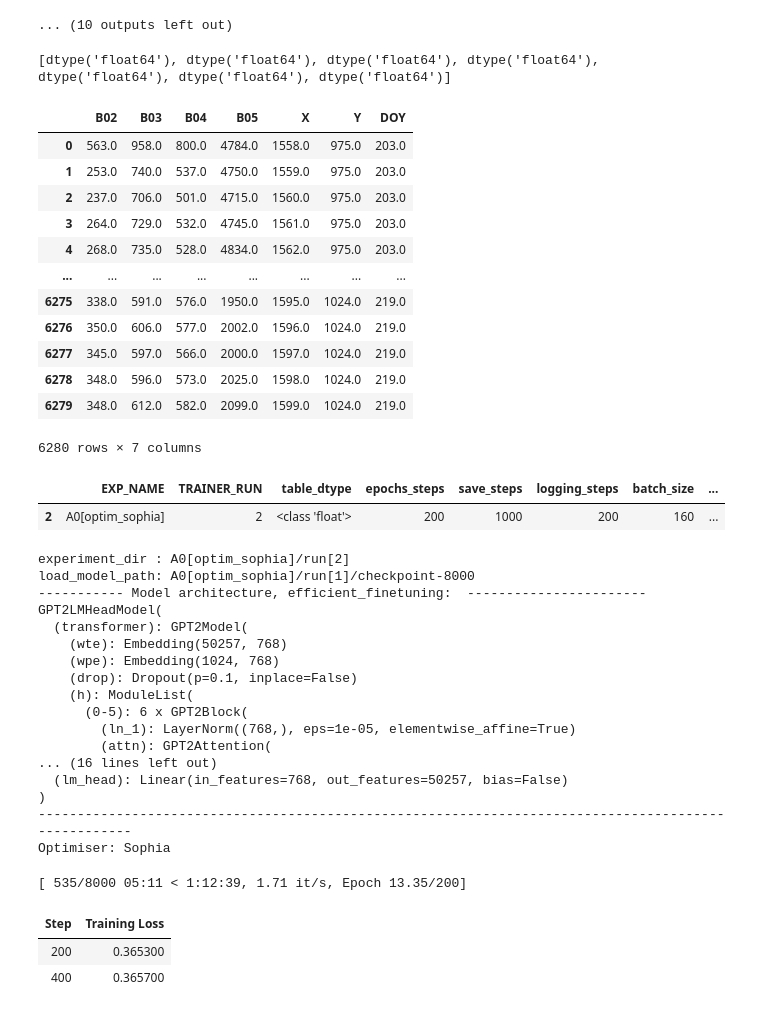
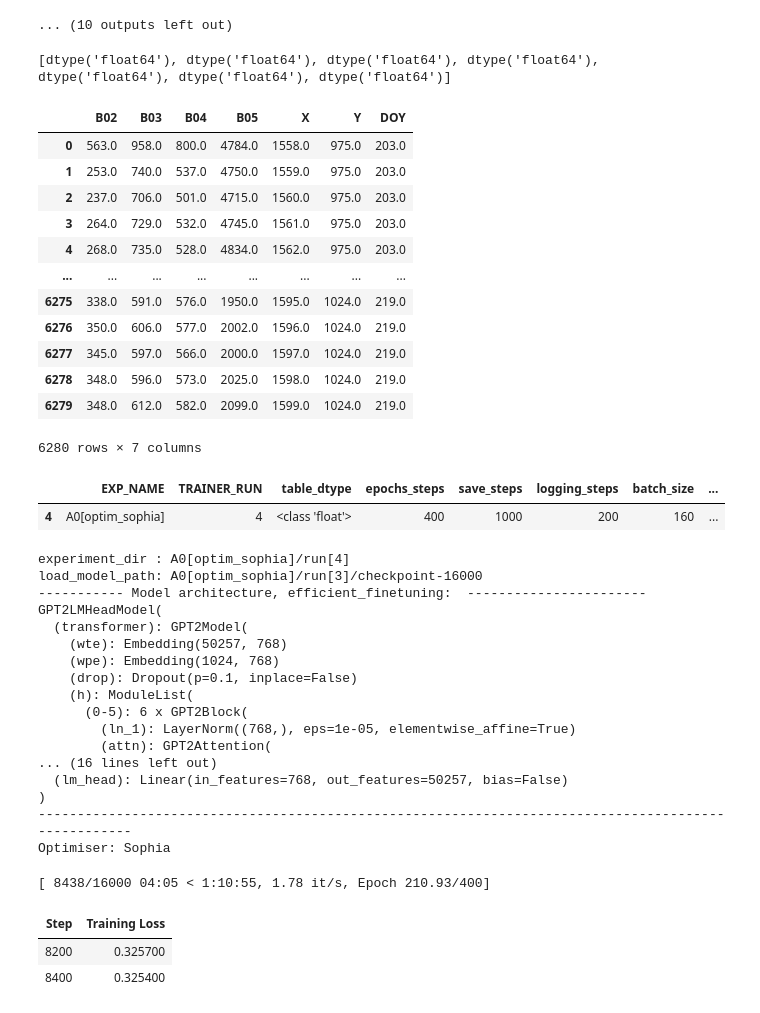
Before and after one commit to koyacolab/aispace, a Jupyter notebook: ai.ipynb, the cells around one changed output. Drawn from its saved outputs; the diff is of its cells as text; code cells hidden in the pictures.

```diff
--- a/ai.ipynb
+++ b/ai.ipynb
@@ -291,7 +291,7 @@ display(data)
 # #######################################
 
 #### FOR V-100 GPU USABILITY################################
-epochs_steps = 200   # 250 #50
+epochs_steps = 400   # 250 #50
 save_steps = 1000   #250 #50 #9380  #2000   # FOR FIT THIS VALUE START TRAIN DATASET, EQUALS FOR STEPS IN FIRST START
 logging_steps = 200 # 250 #25 #9380  #1000
 #### batch_size = 250 for T4
@@ -320,7 +320,7 @@ EXP_NAME = f'A0[optim_{optimizer_fit}]'
 # learning_rate = 5e-5
 # lr_scheduler_type = 'constant' # constant_with_warmup
 
-step_checkpoint = 8000
+step_checkpoint = 16000
 ######### SET TRAINER_RUN ARGUMENTS ##########################
 learning_rate = 0.000025
 lr_scheduler_type = 'cosine_with_restarts'
@@ -334,7 +334,7 @@ lr_scheduler_type = 'constant'
 
 
 experiment_dir = ""
-TRAINER_RUN = 2
+TRAINER_RUN = 4
 
 if TRAINER_RUN == 0:
   load_model_path = 'distilgpt2'
@@ -394,8 +394,8 @@ model = GReaT(llm=load_model_path,
               warmup_ratio=0.05,
               # optim=optimizer,
               fp16 = True,
-              # torch_compile=True,   #### for Ampere
-              # bf16=True,            #### for Ampere
+              # torch_compile=True,   #### uncomment for Ampere
+              # bf16=True,            #### uncomment for Ampere
               )
 
 print(f'----------- Model architecture, efficient_finetuning: {efficient_finetuning} -----------------------')
@@ -403,7 +403,7 @@ print(model.model)
 print(f'----------------------------------------------------------------------------------------------------')
 # fn
 
-model.fit(data=data, optimizer=optimizer_fit)
+model.fit(data=data, optimizer=optimizer_fit, lr_fit=2e-5, resume_from_checkpoint=True)
 # model.fit(data=train_data, test_data=test_data)
 
 TRAINER_DICT.to_csv(f'{experiment_dir}.csv')
@@ -412,39 +412,39 @@ TRAINER_DICT.to_csv(f'{experiment_dir}.csv')
 |  | B02 | B03 | B04 | B05 | X | Y | DOY |
 | 0 | 563.0 | 958.0 | 800.0 | 4784.0 | 1558.0 | 975.0 | 203.0 |
 | 1 | 253.0 | 740.0 | 537.0 | 4750.0 | 1559.0 | 975.0 | 203.0 |
 | 2 | 237.0 | 706.0 | 501.0 | 4715.0 | 1560.0 | 975.0 | 203.0 |
 | 3 | 264.0 | 729.0 | 532.0 | 4745.0 | 1561.0 | 975.0 | 203.0 |
 | 4 | 268.0 | 735.0 | 528.0 | 4834.0 | 1562.0 | 975.0 | 203.0 |
 | ... | ... | ... | ... | ... | ... | ... | ... |
 | 6275 | 338.0 | 591.0 | 576.0 | 1950.0 | 1595.0 | 1024.0 | 219.0 |
 | 6276 | 350.0 | 606.0 | 577.0 | 2002.0 | 1596.0 | 1024.0 | 219.0 |
 | 6277 | 345.0 | 597.0 | 566.0 | 2000.0 | 1597.0 | 1024.0 | 219.0 |
 | 6278 | 348.0 | 596.0 | 573.0 | 2025.0 | 1598.0 | 1024.0 | 219.0 |
 | 6279 | 348.0 | 612.0 | 582.0 | 2099.0 | 1599.0 | 1024.0 | 219.0 |
 6280 rows × 7 columns
 |  | EXP_NAME | TRAINER_RUN | table_dtype | epochs_steps | save_steps | logging_steps | batch_size | ... |
-| 2 | A0[optim_sophia] | 2 | <class 'float'> | 200 | 1000 | 200 | 160 | ... |
+| 4 | A0[optim_sophia] | 4 | <class 'float'> | 400 | 1000 | 200 | 160 | ... |
-experiment_dir : A0[optim_sophia]/run[2]
-load_model_path: A0[optim_sophia]/run[1]/checkpoint-8000
+experiment_dir : A0[optim_sophia]/run[4]
+load_model_path: A0[optim_sophia]/run[3]/checkpoint-16000
 ----------- Model architecture, efficient_finetuning:  -----------------------
 GPT2LMHeadModel(
   (transformer): GPT2Model(
     (wte): Embedding(50257, 768)
     (wpe): Embedding(1024, 768)
     (drop): Dropout(p=0.1, inplace=False)
     (h): ModuleList(
       (0-5): 6 x GPT2Block(
         (ln_1): LayerNorm((768,), eps=1e-05, elementwise_affine=True)
         (attn): GPT2Attention(
 ... (16 lines left out)
   (lm_head): Linear(in_features=768, out_features=50257, bias=False)
 )
 ----------------------------------------------------------------------------------------------------
 Optimiser: Sophia
-[ 535/8000 05:11 < 1:12:39, 1.71 it/s, Epoch 13.35/200]
+[ 8438/16000 04:05 < 1:10:55, 1.78 it/s, Epoch 210.93/400]
 | Step | Training Loss |
-| 200 | 0.365300 |
-| 400 | 0.365700 |
+| 8200 | 0.325700 |
+| 8400 | 0.325400 |
 # %%
 from google.colab import runtime
 runtime.unassign()
```
Also changed, not shown: parts of 1 cell of this notebook, 3 other files.
